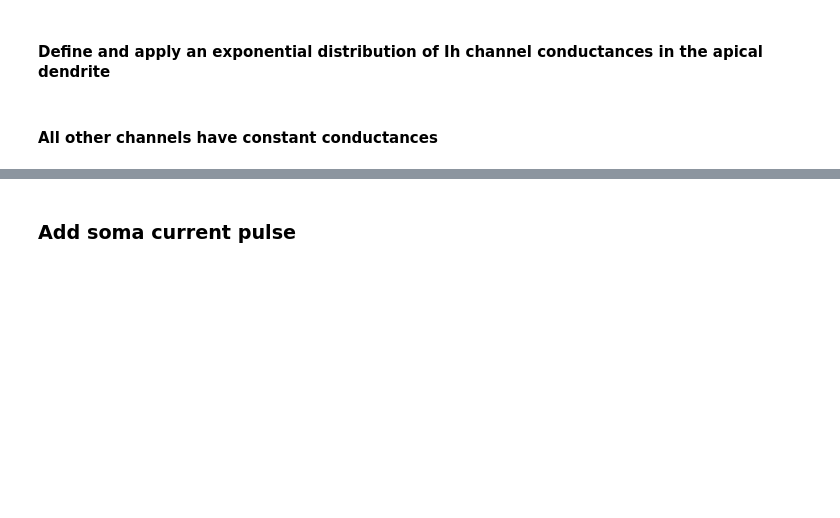
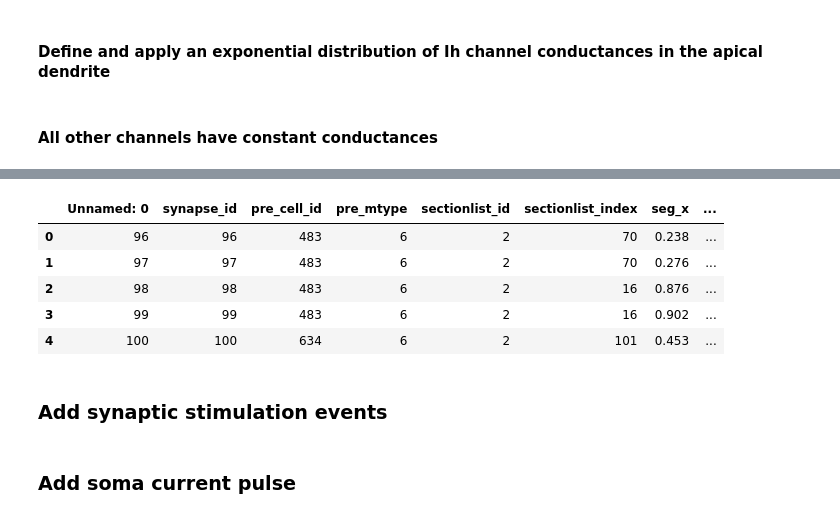
Before and after one commit to ABL-Lab/NSC6084-A22, a Jupyter notebook: Sept29/pyramidal_neuron_synapses.ipynb, the cells around one changed output, grey strips where cells are left out. Saved outputs shown, nothing was run; the diff lists cells and outputs as text; code cells hidden in the pictures; blank space fills up the shorter version.

```diff
--- a/Sept29/pyramidal_neuron_synapses.ipynb
+++ b/Sept29/pyramidal_neuron_synapses.ipynb
@@ -337,0 +363,9 @@ for sec in m.soma+m.apical+m.axon:
+# %%
+df_glutsyn.head()
+# %% [output]
+|  | Unnamed: 0 | synapse_id | pre_cell_id | pre_mtype | sectionlist_id | sectionlist_index | seg_x | ... |
+| 0 | 96 | 96 | 483 | 6 | 2 | 70 | 0.238 | ... |
+| 1 | 97 | 97 | 483 | 6 | 2 | 70 | 0.276 | ... |
+| 2 | 98 | 98 | 483 | 6 | 2 | 16 | 0.876 | ... |
+| 3 | 99 | 99 | 483 | 6 | 2 | 16 | 0.902 | ... |
+| 4 | 100 | 100 | 634 | 6 | 2 | 101 | 0.453 | ... |
@@ -337,0 +433,2 @@ for sec in m.soma+m.apical+m.axon:
+# %% [markdown]
+### Add synaptic stimulation events
```
Also changed, not shown: parts of 22 cells of this notebook, 3 other files.
